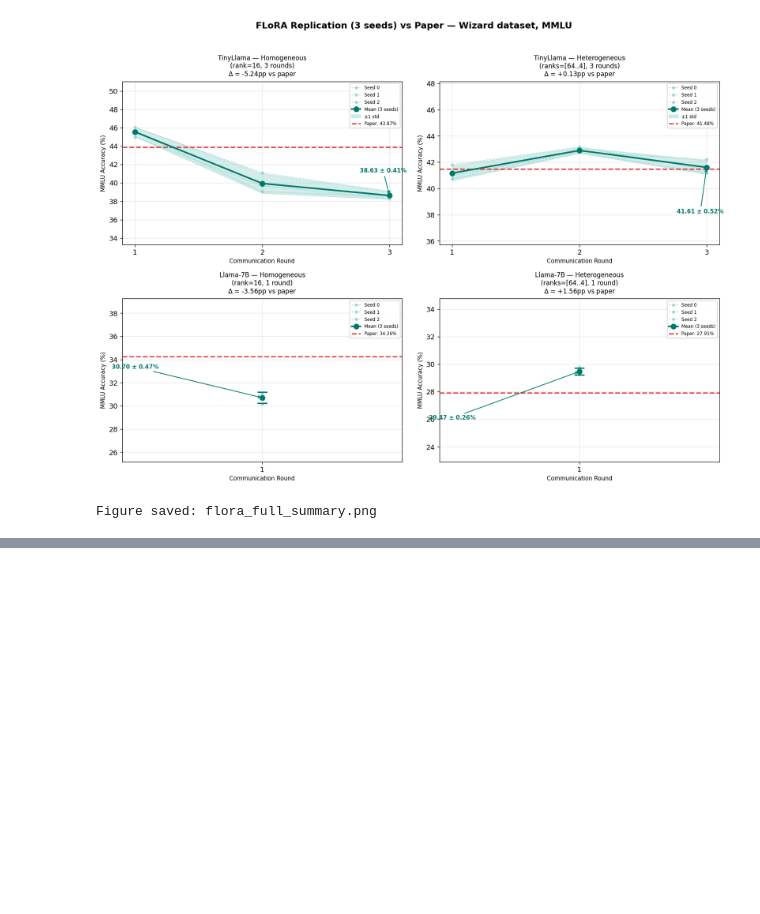
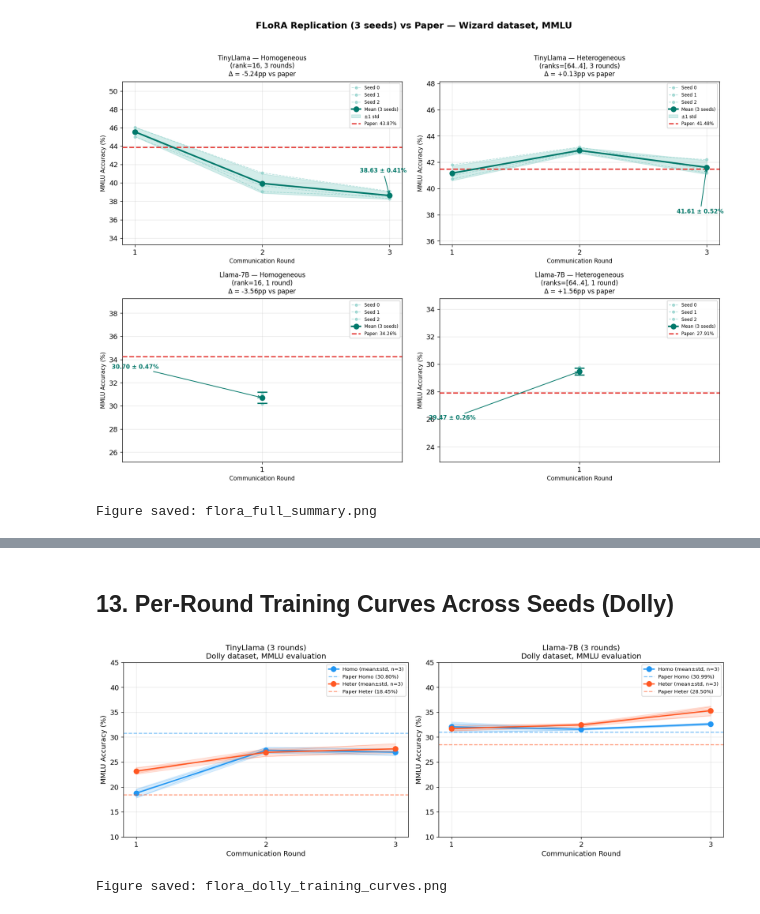
Before and after one commit to trantrieuvy/FederatedLLM, a Jupyter notebook: flora_results_analysis.ipynb, the cells around one changed output, grey strips where cells are left out. Cells and saved outputs as stored; diff of their text form; code cells hidden in the pictures; blank space fills up the shorter version.

Commit message:
update analysis of models trained with dataset Dolly

```diff
--- a/flora_results_analysis.ipynb
+++ b/flora_results_analysis.ipynb
@@ -548,0 +658,47 @@ Figure saved: flora_full_summary.png
+# %% [markdown]
+## 13. Per-Round Training Curves Across Seeds (Dolly)
+# %%
+fig, axes = plt.subplots(1, 2, figsize=(14, 5))
+
+colors = {'homo': '#2196F3', 'heter': '#FF5722'}
+
+for ax, model, model_label in zip(axes, ['tinyllama', 'llama'], ['TinyLlama (3 rounds)', 'Llama-7B (3 rounds)']):
+    for setting in ['homo', 'heter']:
+        key = f'{model}_{setting}'
+        color = colors[setting]
+
+        all_runs = [seed_results_dolly[key][s] for s in SEEDS if s in seed_results_dolly[key]]
+        num_rounds = len(all_runs[0])
+        rounds = list(range(1, num_rounds + 1))
+
+        per_round = np.array(all_runs)  # shape (n_seeds, n_rounds)
+        mean_per_round = per_round.mean(axis=0)
+        std_per_round = per_round.std(axis=0, ddof=1)
+
+        ax.plot(rounds, mean_per_round, 'o-', color=color, linewidth=2, markersize=8,
+                label=f'{setting.capitalize()} (mean±std, n=3)')
+        ax.fill_between(rounds, mean_per_round - std_per_round, mean_per_round + std_per_round,
+                        color=color, alpha=0.15)
+
+        for s in SEEDS:
+            if s in seed_results_dolly[key]:
+                ax.plot(rounds, seed_results_dolly[key][s], '-', color=color, alpha=0.25, linewidth=1)
+
+        ax.axhline(paper_dolly[key], color=color, linestyle='--', alpha=0.6,
+                   label=f'Paper {setting.capitalize()} ({paper_dolly[key]:.2f}%)')
+
+    ax.set_title(f'{model_label}\nDolly dataset, MMLU evaluation', fontsize=12)
+    ax.set_xlabel('Communication Round')
+    ax.set_ylabel('MMLU Accuracy (%)')
+    ax.set_xticks(range(1, 4))
+    ax.legend(fontsize=8)
+    ax.grid(True, alpha=0.3)
+    ax.set_ylim(10, 45)
+
+plt.tight_layout()
+plt.savefig('flora_dolly_training_curves.png', bbox_inches='tight')
+plt.show()
+print("Figure saved: flora_dolly_training_curves.png")
+# %% [output]
+[figure, added]
+Figure saved: flora_dolly_training_curves.png
```
Also changed, not shown: parts of 16 cells of this notebook.
